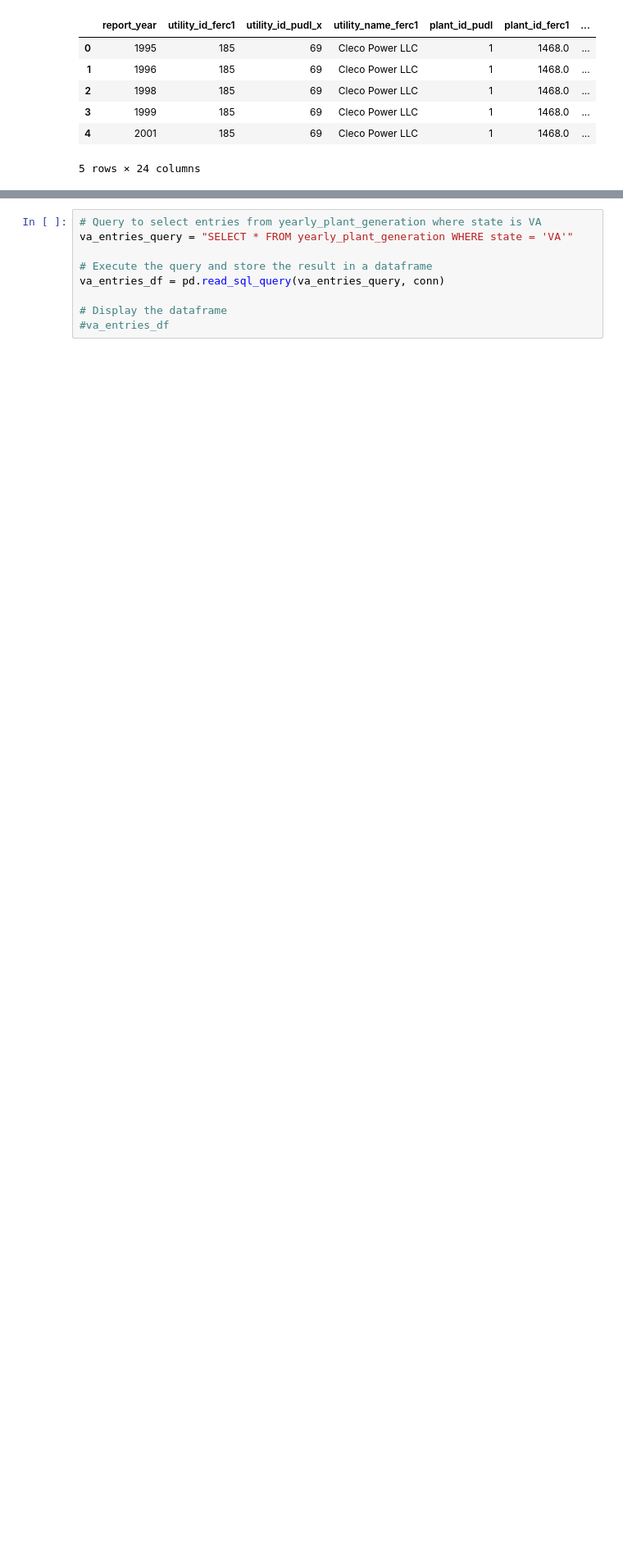
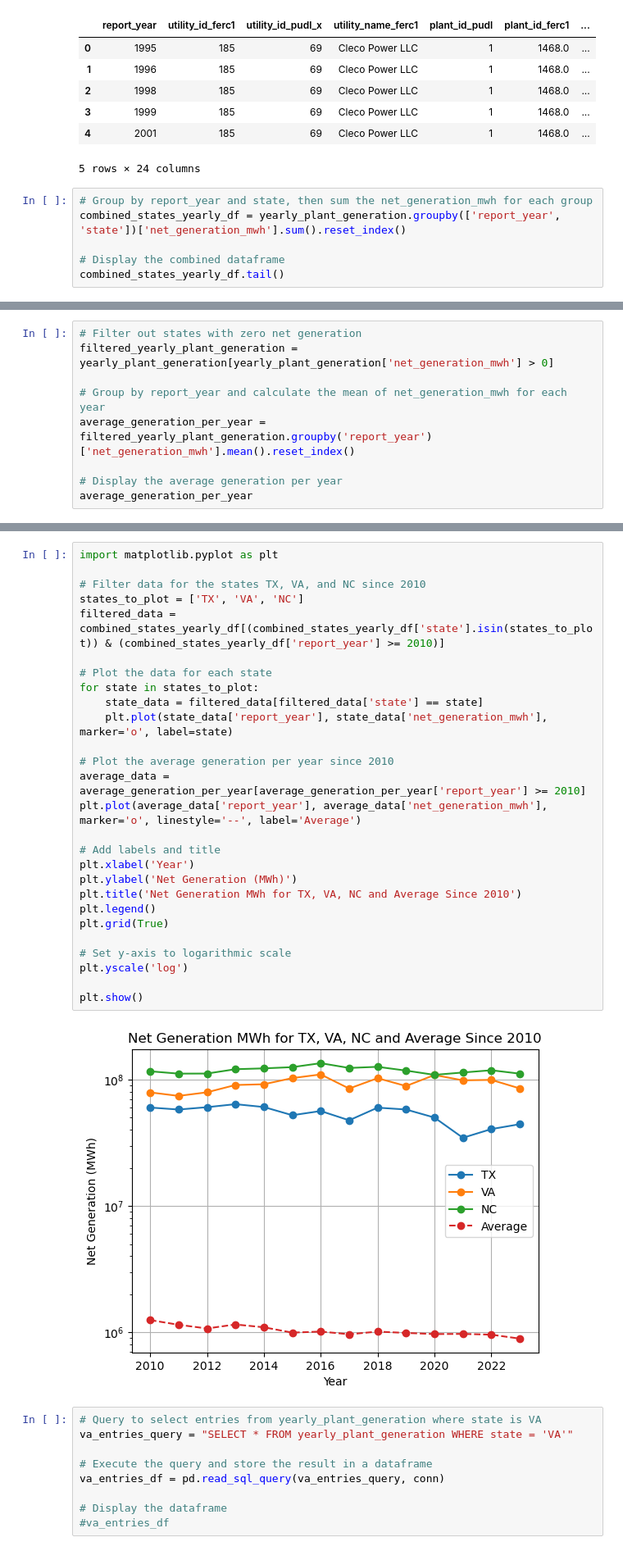
Before and after one commit to deryk96/energy-and-ai, a Jupyter notebook: Analysis.ipynb, the cells around one changed output, grey strips where cells are left out. Shown: that part at 82% size. Saved outputs shown, nothing was run; the diff lists cells and outputs as text; blank space fills up the shorter version.

```diff
--- a/Analysis.ipynb
+++ b/Analysis.ipynb
@@ -134,3 +134,9 @@ yearly_plant_generation.head()
 | 3 | 1999 | 185 | 69 | Cleco Power LLC | 1 | 1468.0 | ... |
 | 4 | 2001 | 185 | 69 | Cleco Power LLC | 1 | 1468.0 | ... |
 5 rows × 24 columns
+# %%
+# Group by report_year and state, then sum the net_generation_mwh for each group
+combined_states_yearly_df = yearly_plant_generation.groupby(['report_year', 'state'])['net_generation_mwh'].sum().reset_index()
+
+# Display the combined dataframe
+combined_states_yearly_df.tail()
@@ -136,0 +150,9 @@ yearly_plant_generation.head()
+# %%
+# Filter out states with zero net generation
+filtered_yearly_plant_generation = yearly_plant_generation[yearly_plant_generation['net_generation_mwh'] > 0]
+
+# Group by report_year and calculate the mean of net_generation_mwh for each year
+average_generation_per_year = filtered_yearly_plant_generation.groupby('report_year')['net_generation_mwh'].mean().reset_index()
+
+# Display the average generation per year
+average_generation_per_year
@@ -137,3 +177,32 @@ yearly_plant_generation.head()
+# %%
+import matplotlib.pyplot as plt
+
+# Filter data for the states TX, VA, and NC since 2010
+states_to_plot = ['TX', 'VA', 'NC']
+filtered_data = combined_states_yearly_df[(combined_states_yearly_df['state'].isin(states_to_plot)) & (combined_states_yearly_df['report_year'] >= 2010)]
+
+# Plot the data for each state
+for state in states_to_plot:
+    state_data = filtered_data[filtered_data['state'] == state]
+    plt.plot(state_data['report_year'], state_data['net_generation_mwh'], marker='o', label=state)
+
+# Plot the average generation per year since 2010
+average_data = average_generation_per_year[average_generation_per_year['report_year'] >= 2010]
+plt.plot(average_data['report_year'], average_data['net_generation_mwh'], marker='o', linestyle='--', label='Average')
+
+# Add labels and title
+plt.xlabel('Year')
+plt.ylabel('Net Generation (MWh)')
+plt.title('Net Generation MWh for TX, VA, NC and Average Since 2010')
+plt.legend()
+plt.grid(True)
+
+# Set y-axis to logarithmic scale
+plt.yscale('log')
+
+plt.show()
+# %% [output]
+[figure, added]
 # %%
 # Query to select entries from yearly_plant_generation where state is VA
 va_entries_query = "SELECT * FROM yearly_plant_generation WHERE state = 'VA'"
```
Also changed, not shown: parts of 6 cells of this notebook.
